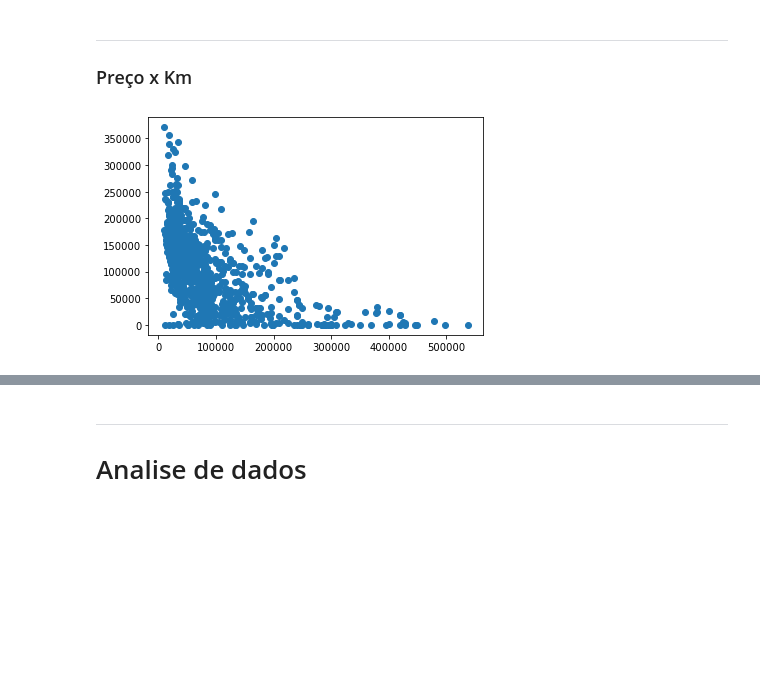
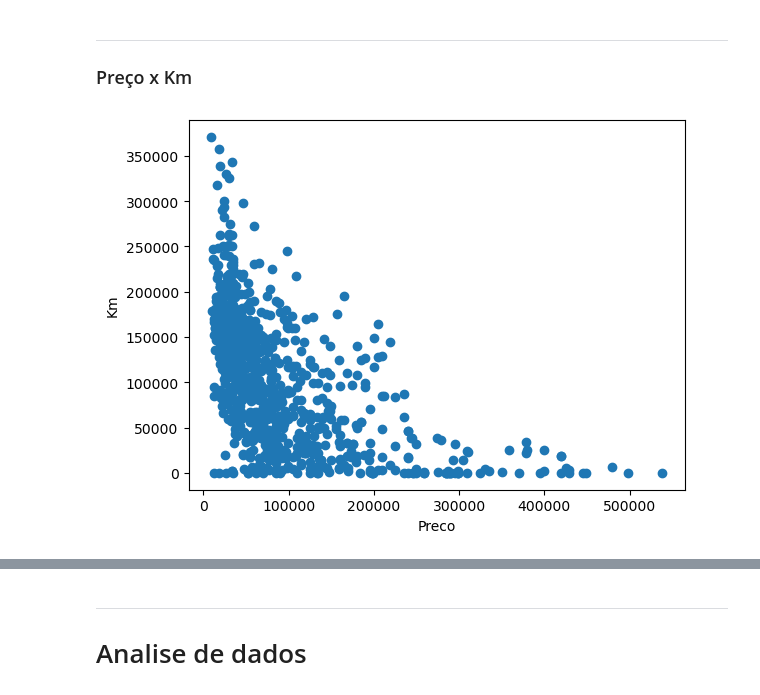
Before and after one commit to insper-classroom/22-2b-cd-p2-p2_albert_arthur_thiago, a Jupyter notebook: main.ipynb, the cells around one changed output, grey strips where cells are left out. Saved outputs shown, nothing was run; the diff lists cells and outputs as text; code cells hidden in the pictures; blank space fills up the shorter version.

```diff
--- a/main.ipynb
+++ b/main.ipynb
@@ -95,7 +95,7 @@ dtype: int64
 ## Definindo faixas de preços
 ##### Já que nossa base de dados tem VARIOS preços, ao utilizar faixas de preço ao invés de um por um, podemos facilitar o processo
 # %%
-faixas = np.linspace(5000,2000000,100)
+faixas = np.linspace(5000,540000,20)
 
 dados['precoFaixa'] = pd.cut(preco, bins=faixas)
 
@@ -252,10 +254,14 @@ dados.groupby(dados['year'])['price_in_aed'].describe()
 # %%
 # sns.scatterplot(data=dados, x="company", y=preco, hue= dados['company'])
 
+
+# CONFIRMAR C VALE A PENA USAR ESSE GRAFICO
 plt.scatter(dados['price_in_aed'],dados['kilometers'])
+plt.xlabel('Preco')
+plt.ylabel('Km')
 plt.show()
 # %% [output]
-[figure, old version]
+[figure, new version]
 # %%
 #anoQuilometragem = dados.kilometers.corr(dados.year)
 
```
Also changed, not shown: parts of 19 cells of this notebook.
